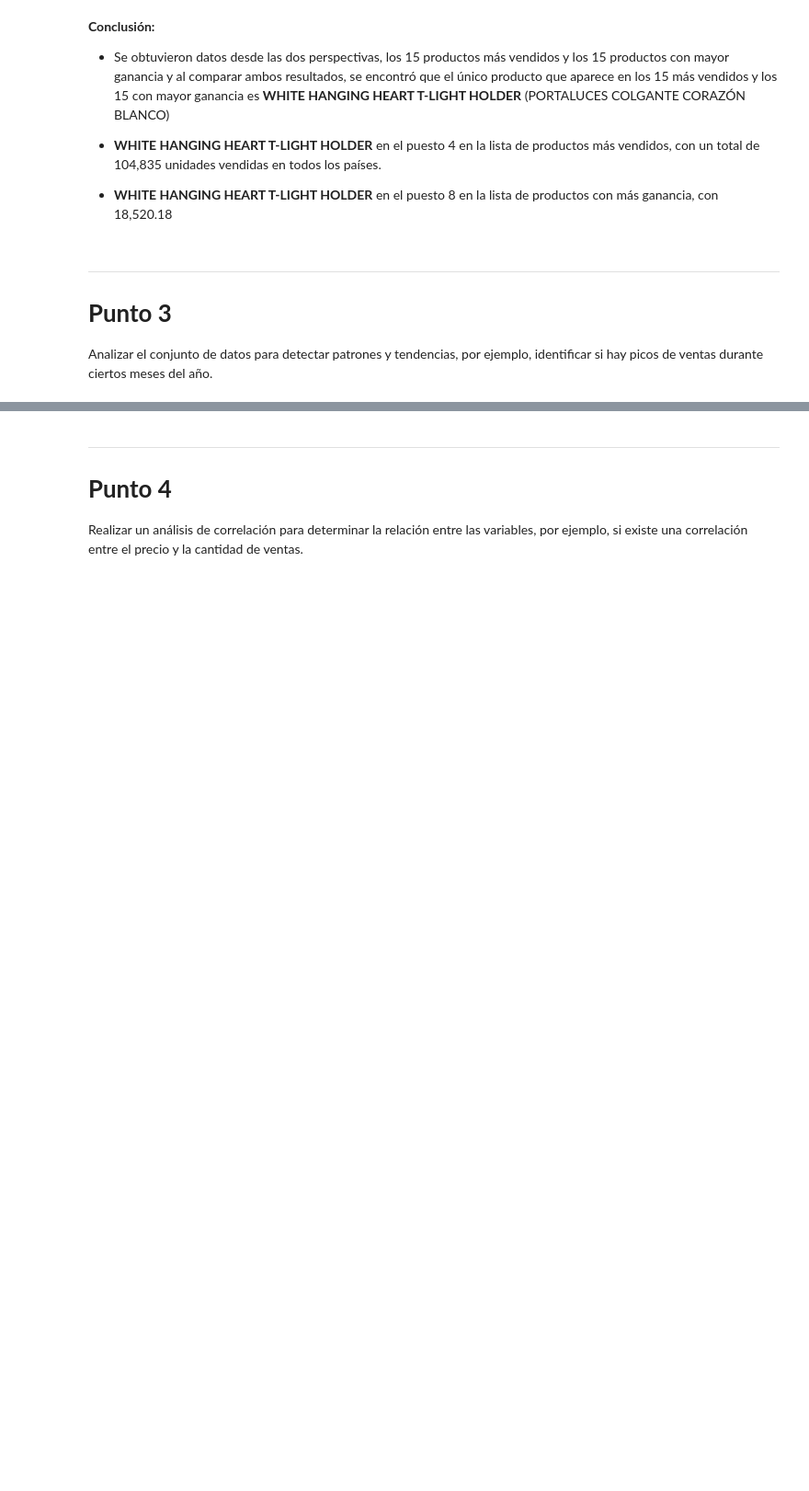
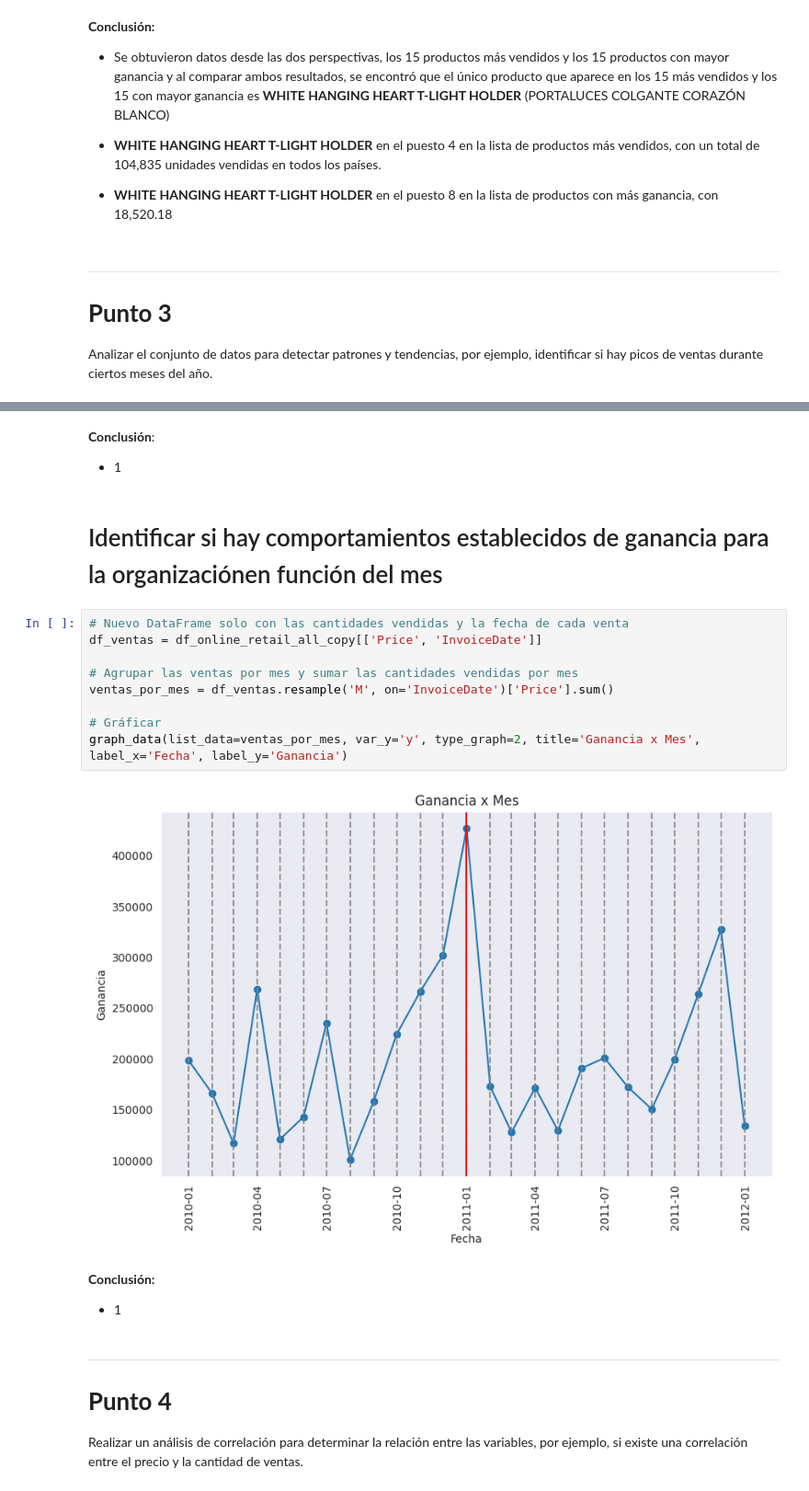
Before and after one commit to Yohan-Rodriguez/Prueba_ImagineApps, a Jupyter notebook: Imagine_Apps_Tarea3_ Análisis de datos.ipynb, the cells around one changed output, grey strips where cells are left out. Shown at 92% size. Drawn from its saved outputs; the diff is of its cells as text; blank space fills up the shorter version.

```diff
--- a/Imagine_Apps_Tarea3_ Análisis de datos.ipynb
+++ b/Imagine_Apps_Tarea3_ Análisis de datos.ipynb
@@ -469,3 +566,22 @@ hay picos de ventas durante ciertos meses del año.
+# %% [markdown]
+**Conclusión**:
+* 1
+# %% [markdown]
+# Identificar si hay comportamientos establecidos de ganancia para la organizaciónen función del mes
+# %%
+# Nuevo DataFrame solo con las cantidades vendidas y la fecha de cada venta
+df_ventas = df_online_retail_all_copy[['Price', 'InvoiceDate']]
+
+# Agrupar las ventas por mes y sumar las cantidades vendidas por mes
+ventas_por_mes = df_ventas.resample('M', on='InvoiceDate')['Price'].sum()
+
+# Gráficar
+graph_data(list_data=ventas_por_mes, var_y='y', type_graph=2, title='Ganancia x Mes', label_x='Fecha', label_y='Ganancia')
+# %% [output]
+[figure, added]
+# %% [markdown]
+**Conclusión:**
+* 1
 # %% [markdown]
 ___
 # **Punto 4**
```
Also changed, not shown: parts of 35 cells of this notebook.
